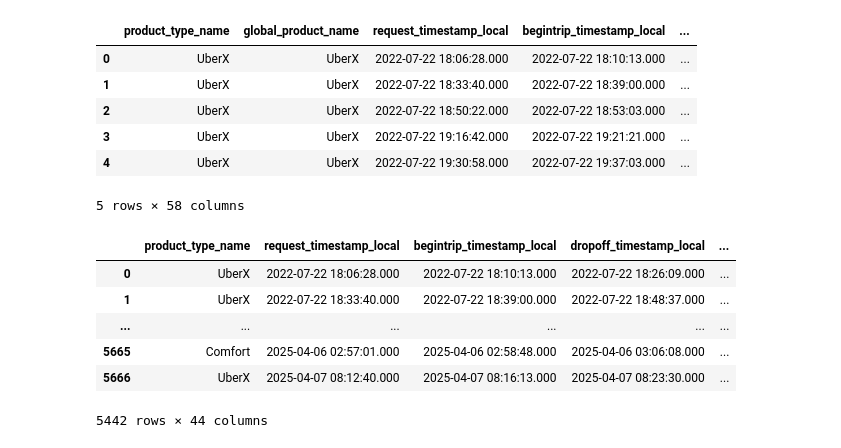
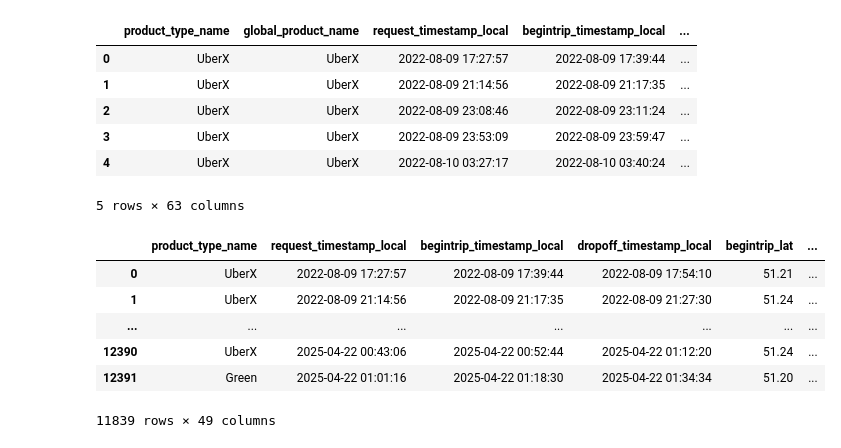
Before and after one commit to eckson888/lublin-uber-driver-analytics-system, a Jupyter notebook: notebooks/md_addr_cleaning.ipynb, the cells around one changed output. Cells and saved outputs as stored; diff of their text form; code cells hidden in the pictures.

```diff
--- a/notebooks/md_addr_cleaning.ipynb
+++ b/notebooks/md_addr_cleaning.ipynb
@@ -2,15 +2,15 @@
 import numpy as np
 import pandas as pd
 
-#md_addr = pd.read_csv("/home/eckson888/projekcik/data/MD_raw_addr2.csv",encoding='cp1250', sep=";")
-md_addr = pd.read_csv("/home/eckson888/projekcik/data/KP_raw.csv",encoding='cp1250', sep=",")
+
+dataset = pd.read_csv("path_to_file.csv",encoding='cp1250', sep=";")
 drop_columns=["city_id","currency_code","timezone","flow","request_timestamp_utc","begintrip_timestamp_utc","dropoff_timestamp_utc",
               "promotion_usd","credits_usd","driver_upfront_fare_usd","original_fare_usd","base_fare_usd","surge_fare_usd","minimum_fare_roundup_usd",
               "per_mile_fare_usd","per_minute_fare_usd","cancellation_fee_usd","rounding_down_amount_usd","service_fee_usd","toll_amount_usd",
               "booking_fee_usd","earnings_boost_usd","wait_time_fare_usd","long_distance_surcharge_usd","vehicle_trip_number"]
 
 for column in drop_columns:
-    md_addr.drop(column, axis='columns', inplace=True)
+    dataset.drop(column, axis='columns', inplace=True)
 
-md_addr.info()
+dataset.info()
 # %% [output]
@@ -34,9 +18,9 @@ memory usage: 1.7+ MB
 # %%
-md_cancelled_trips = pd.DataFrame(columns=md_addr.columns)
-cancelled_rows = md_addr[md_addr['is_completed'].astype(str) == 'False']
-md_cancelled_trips = cancelled_rows.copy()
-md_addr = md_addr[md_addr['is_completed'] != False]
+cancelled_trips = pd.DataFrame(columns=dataset.columns)
+cancelled_rows = dataset[dataset['is_completed'].astype(str) == 'False']
+cancelled_trips = cancelled_rows.copy()
+dataset = dataset[dataset['is_completed'] != False]
 
-md_cancelled_trips.head()
+cancelled_trips.head()
 # %% [output]
 |  | product_type_name | global_product_name | request_timestamp_local | begintrip_timestamp_local | ... |
@@ -49,31 +33,32 @@ md_cancelled_trips.head()
 # %%
 #time feature engineering
 
-md_addr.rename(columns={'eta': 'driver_pickup_eta'}, inplace=True)
+dataset.rename(columns={'eta': 'driver_pickup_eta'}, inplace=True)
 
 new_time_features=["request_unix_time","begintrip_unix_time","dropoff_unix_time",
                    "trip_day_of_year","trip_day_of_week","trip_month_of_year","trip_hour_of_day","actual_wait_time"]
 
 for c in new_time_features:
-    md_addr[c]=0
+    dataset[c]=0
 
-md_addr['request_unix_time'] = pd.to_datetime(md_addr['request_timestamp_local']).astype('int64') // 10**9
-md_addr['begintrip_unix_time'] = pd.to_datetime(md_addr['begintrip_timestamp_local']).astype('int64') // 10**9
-md_addr['dropoff_unix_time'] = pd.to_datetime(md_addr['dropoff_timestamp_local']).astype('int64') // 10**9
-md_addr['trip_day_of_year'] = pd.to_datetime(md_addr['begintrip_timestamp_local']).dt.day_of_year
-md_addr['trip_day_of_week'] = pd.to_datetime(md_addr['begintrip_timestamp_local']).dt.day_of_week
-md_addr['trip_month_of_year'] = pd.to_datetime(md_addr['begintrip_timestamp_local']).dt.month
-md_addr['trip_hour_of_day'] = pd.to_datetime(md_addr['begintrip_timestamp_local']).dt.hour
-md_addr['actual_wait_time'] = (pd.to_datetime(md_addr['begintrip_timestamp_local']) - pd.to_datetime(md_addr['request_timestamp_local'])).dt.total_seconds()
+dataset['request_unix_time'] = pd.to_datetime(dataset['request_timestamp_local']).astype('int64') // 10**9
+dataset['begintrip_unix_time'] = pd.to_datetime(dataset['begintrip_timestamp_local']).astype('int64') // 10**9
+dataset['dropoff_unix_time'] = pd.to_datetime(dataset['dropoff_timestamp_local']).astype('int64') // 10**9
+dataset['trip_day_of_year'] = pd.to_datetime(dataset['begintrip_timestamp_local']).dt.day_of_year
+dataset['trip_day_of_week'] = pd.to_datetime(dataset['begintrip_timestamp_local']).dt.day_of_week
+dataset['trip_month_of_year'] = pd.to_datetime(dataset['begintrip_timestamp_local']).dt.month
+dataset['trip_hour_of_day'] = pd.to_datetime(dataset['begintrip_timestamp_local']).dt.hour
+dataset['actual_wait_time'] = (pd.to_datetime(dataset['begintrip_timestamp_local']) - pd.to_datetime(dataset['request_timestamp_local'])).dt.total_seconds()
+dataset['wait_time_delta'] = dataset['actual_wait_time'] - dataset['driver_pickup_eta']
 
-md_addr.head()
+dataset.head()
 # %% [output]
 |  | product_type_name | global_product_name | request_timestamp_local | begintrip_timestamp_local | ... |
-| 0 | UberX | UberX | 2022-07-22 18:06:28.000 | 2022-07-22 18:10:13.000 | ... |
-| 1 | UberX | UberX | 2022-07-22 18:33:40.000 | 2022-07-22 18:39:00.000 | ... |
-| 2 | UberX | UberX | 2022-07-22 18:50:22.000 | 2022-07-22 18:53:03.000 | ... |
-| 3 | UberX | UberX | 2022-07-22 19:16:42.000 | 2022-07-22 19:21:21.000 | ... |
-| 4 | UberX | UberX | 2022-07-22 19:30:58.000 | 2022-07-22 19:37:03.000 | ... |
+| 0 | UberX | UberX | 2022-08-09 17:27:57 | 2022-08-09 17:39:44 | ... |
+| 1 | UberX | UberX | 2022-08-09 21:14:56 | 2022-08-09 21:17:35 | ... |
+| 2 | UberX | UberX | 2022-08-09 23:08:46 | 2022-08-09 23:11:24 | ... |
+| 3 | UberX | UberX | 2022-08-09 23:53:09 | 2022-08-09 23:59:47 | ... |
+| 4 | UberX | UberX | 2022-08-10 03:27:17 | 2022-08-10 03:40:24 | ... |
-5 rows × 58 columns
+5 rows × 63 columns
 # %%
 # data cleaning/dimension reduction
@@ -103,12 +96,12 @@ md_addr['credits_local'] = md_addr['credits_local'].replace({'\\N': 0})
 # %%
 with pd.option_context('display.max_rows', 5, 'display.max_columns', None):
-    display(md_addr)
+    display(dataset)
 # %% [output]
-|  | product_type_name | request_timestamp_local | begintrip_timestamp_local | dropoff_timestamp_local | ... |
-| 0 | UberX | 2022-07-22 18:06:28.000 | 2022-07-22 18:10:13.000 | 2022-07-22 18:26:09.000 | ... |
-| 1 | UberX | 2022-07-22 18:33:40.000 | 2022-07-22 18:39:00.000 | 2022-07-22 18:48:37.000 | ... |
-| ... | ... | ... | ... | ... | ... |
-| 5665 | Comfort | 2025-04-06 02:57:01.000 | 2025-04-06 02:58:48.000 | 2025-04-06 03:06:08.000 | ... |
-| 5666 | UberX | 2025-04-07 08:12:40.000 | 2025-04-07 08:16:13.000 | 2025-04-07 08:23:30.000 | ... |
+|  | product_type_name | request_timestamp_local | begintrip_timestamp_local | dropoff_timestamp_local | begintrip_lat | ... |
+| 0 | UberX | 2022-08-09 17:27:57 | 2022-08-09 17:39:44 | 2022-08-09 17:54:10 | 51.21 | ... |
+| 1 | UberX | 2022-08-09 21:14:56 | 2022-08-09 21:17:35 | 2022-08-09 21:27:30 | 51.24 | ... |
+| ... | ... | ... | ... | ... | ... | ... |
+| 12390 | UberX | 2025-04-22 00:43:06 | 2025-04-22 00:52:44 | 2025-04-22 01:12:20 | 51.24 | ... |
+| 12391 | Green | 2025-04-22 01:01:16 | 2025-04-22 01:18:30 | 2025-04-22 01:34:34 | 51.20 | ... |
-5442 rows × 44 columns
+11839 rows × 49 columns
 # %%
```
Also changed, not shown: parts of 4 cells of this notebook, 7 other files.
